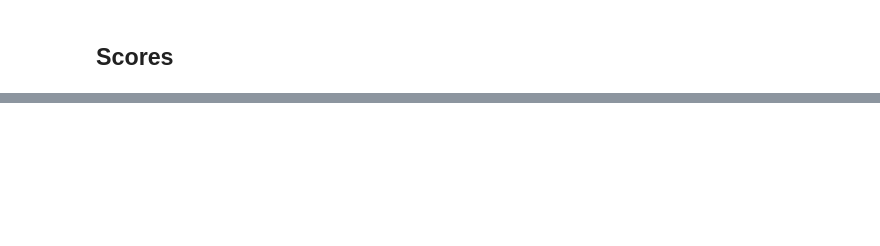
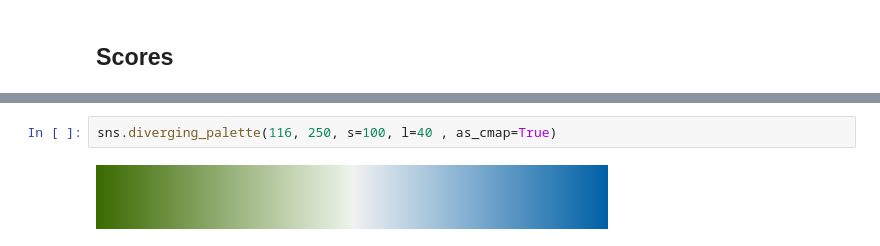
Before and after one commit to fedesss98/kc-predict, a Jupyter notebook: notebook/02-fast-plots.ipynb, the cells around one changed output, grey strips where cells are left out. Drawn from its saved outputs; the diff is of its cells as text; blank space fills up the shorter version.

```diff
--- a/notebook/02-fast-plots.ipynb
+++ b/notebook/02-fast-plots.ipynb
@@ -86,0 +127,4 @@ sns.load_dataset('penguins')
+# %%
+sns.diverging_palette(116, 250, s=100, l=40 , as_cmap=True)
+# %% [output]
+[figure, added]
```
Also changed, not shown: parts of 16 cells of this notebook.
